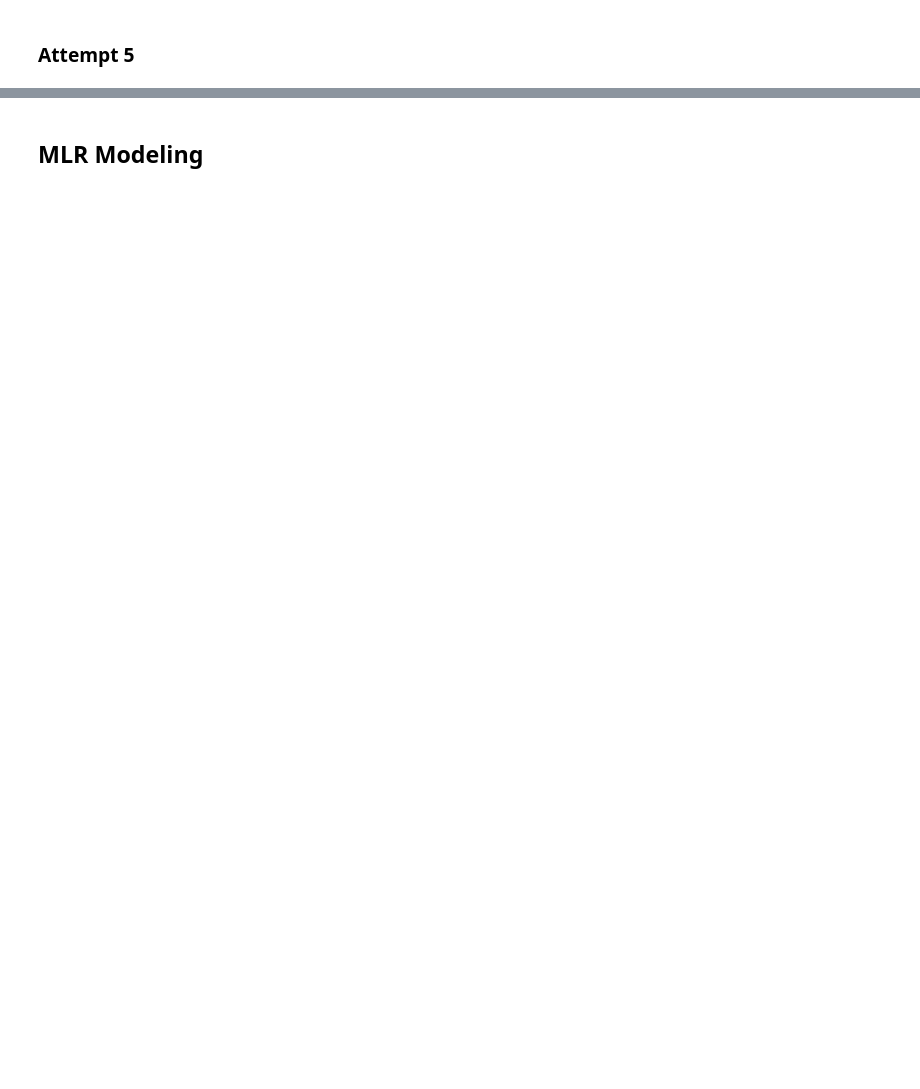
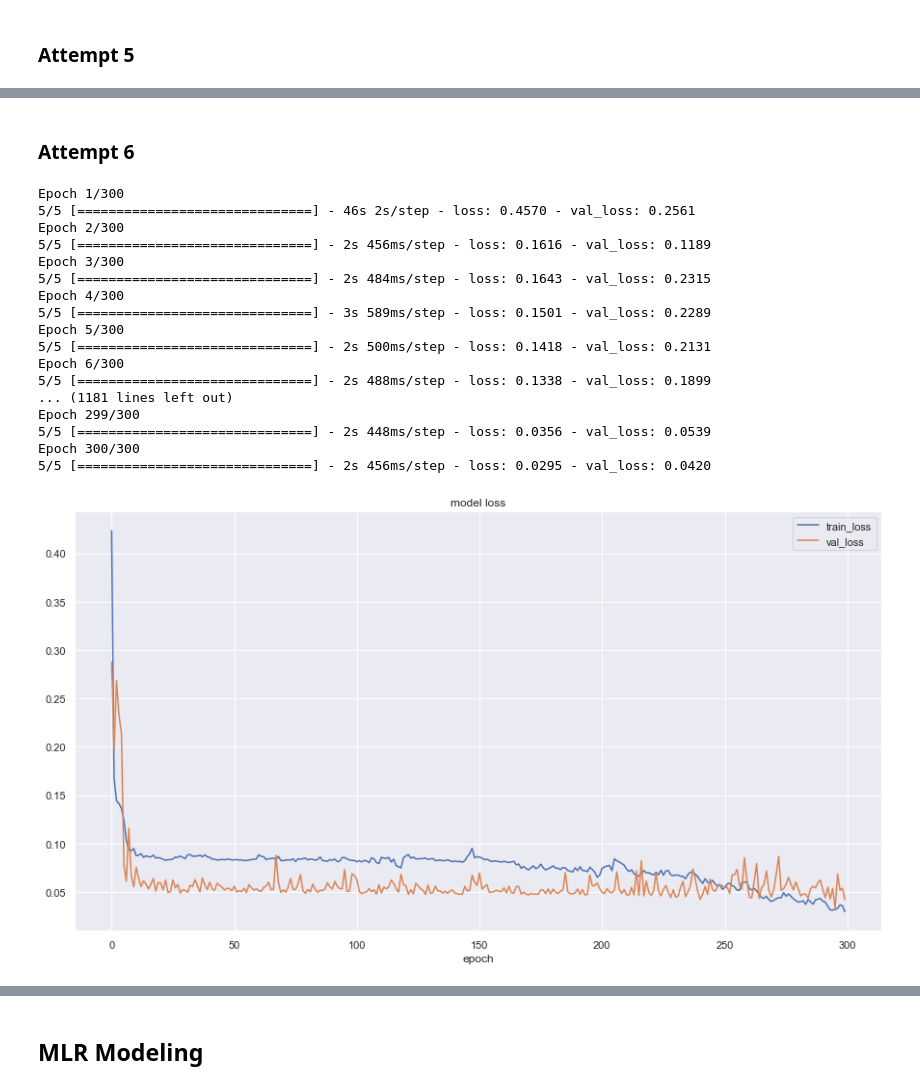
Before and after one commit to mikekeith52/scalecast, a Jupyter notebook: docs/Forecaster/examples/LSTM.ipynb, the cells around one changed output, grey strips where cells are left out. Saved outputs shown, nothing was run; the diff lists cells and outputs as text; code cells hidden in the pictures; blank space fills up the shorter version.

```diff
--- a/docs/Forecaster/examples/LSTM.ipynb
+++ b/docs/Forecaster/examples/LSTM.ipynb
@@ -200,0 +202,35 @@ Epoch 15/15
+# %% [markdown]
+### Attempt 6
+# %%
+f.manual_forecast(call_me='lstm_best',
+                  lags=36,
+                  batch_size=16,
+                  epochs=300,
+                  validation_split=.2,
+                  shuffle=True,
+                  activation='tanh',
+                  optimizer='Adam',
+                  learning_rate=0.001,
+                  lstm_layer_sizes=(100,)*15,
+                  dropout=(0,)*15,
+                  plot_loss=True)
+f.plot_test_set(order_by='LevelTestSetMAPE',models='top_2',ci=True)
+# %% [output]
+Epoch 1/300
+5/5 [==============================] - 46s 2s/step - loss: 0.4570 - val_loss: 0.2561
+Epoch 2/300
+5/5 [==============================] - 2s 456ms/step - loss: 0.1616 - val_loss: 0.1189
+Epoch 3/300
+5/5 [==============================] - 2s 484ms/step - loss: 0.1643 - val_loss: 0.2315
+Epoch 4/300
+5/5 [==============================] - 3s 589ms/step - loss: 0.1501 - val_loss: 0.2289
+Epoch 5/300
+5/5 [==============================] - 2s 500ms/step - loss: 0.1418 - val_loss: 0.2131
+Epoch 6/300
+5/5 [==============================] - 2s 488ms/step - loss: 0.1338 - val_loss: 0.1899
+... (1181 lines left out)
+Epoch 299/300
+5/5 [==============================] - 2s 448ms/step - loss: 0.0356 - val_loss: 0.0539
+Epoch 300/300
+5/5 [==============================] - 2s 456ms/step - loss: 0.0295 - val_loss: 0.0420
+[figure, added]
```
Also changed, not shown: parts of 14 cells of this notebook, 22 other files.
